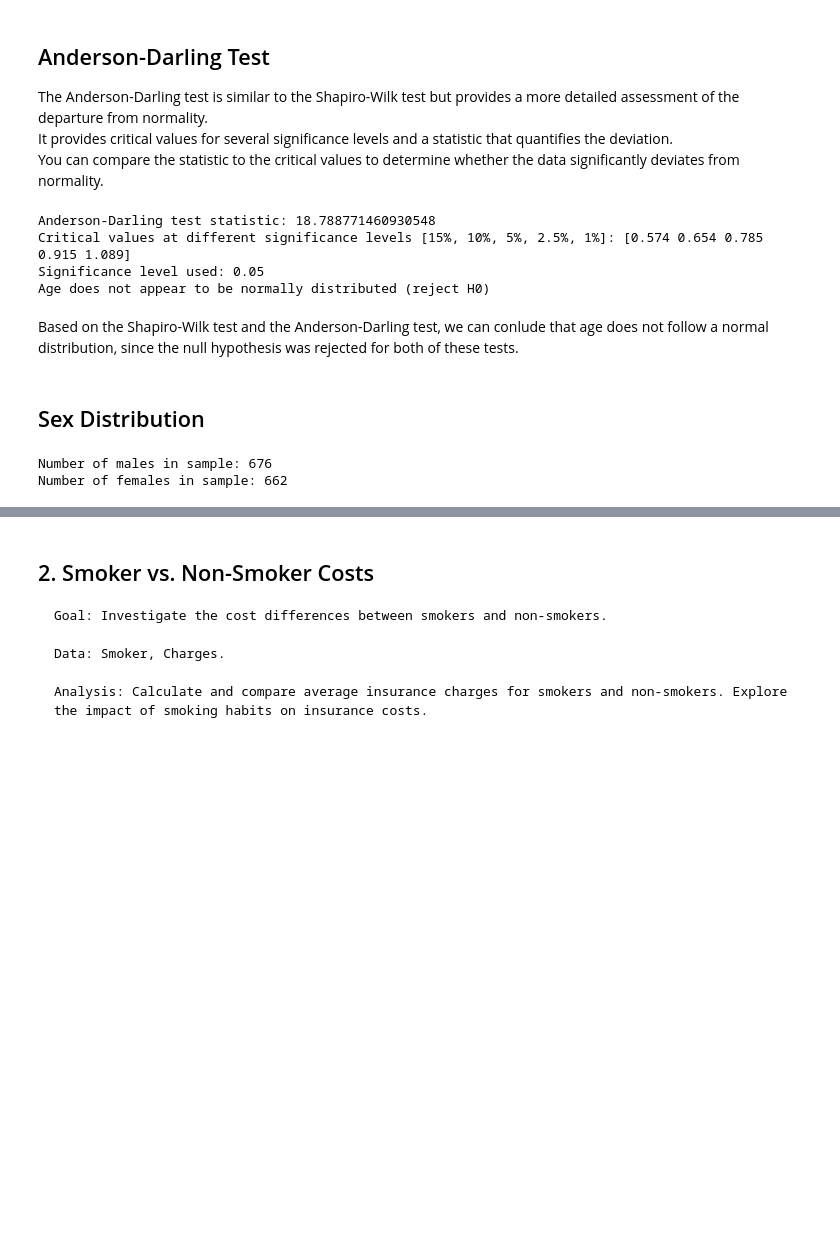
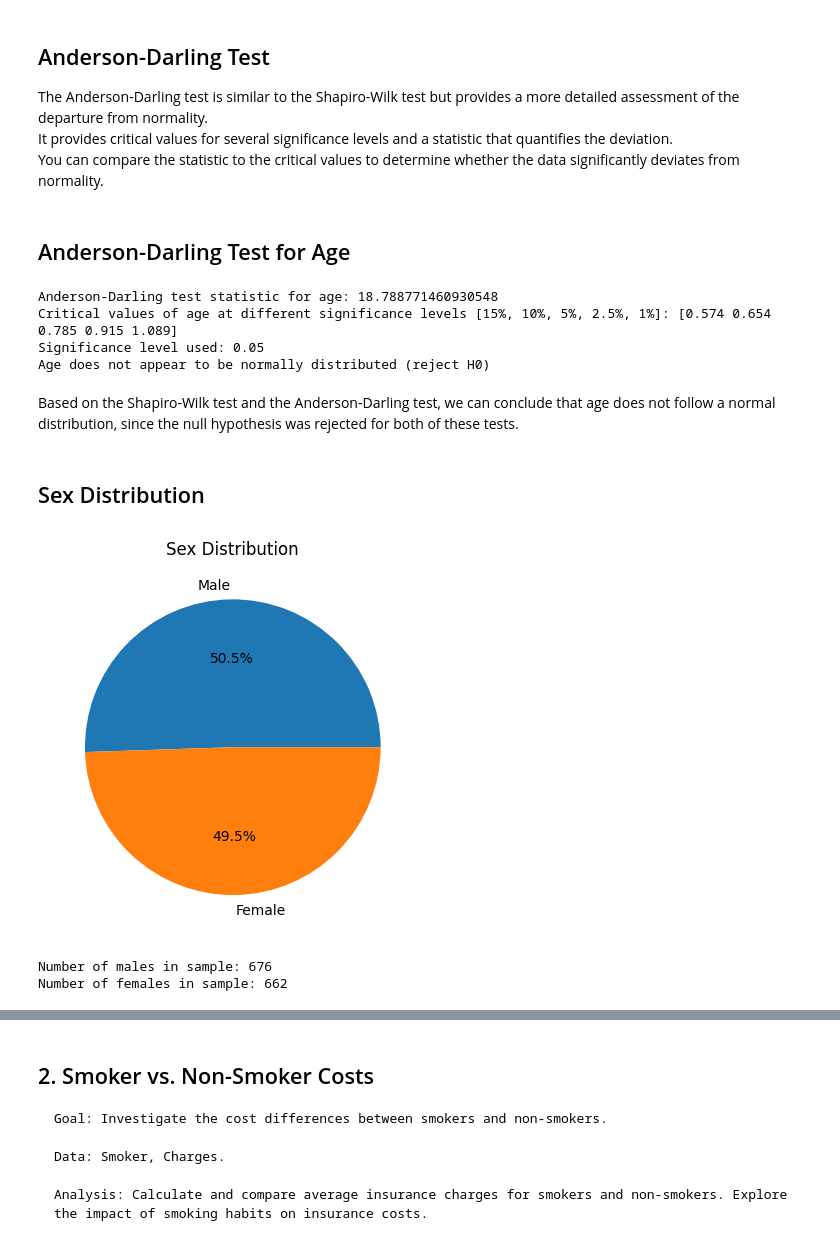
Before and after one commit to pavloskhetab/Codecademy-Data-Scientist-Analytics, a Jupyter notebook: us-medical-insurance-costs.ipynb, the cells around one changed output, grey strips where cells are left out. Drawn from its saved outputs; the diff is of its cells as text; code cells hidden in the pictures; blank space fills up the shorter version.

Commit message:
Update age, did analysis for sex and bmi
Updated labels for age, created pie chart for sex, did analysis for bmi

```diff
--- a/us-medical-insurance-costs.ipynb
+++ b/us-medical-insurance-costs.ipynb
@@ -306,39 +313,50 @@ Age does not appear to be normally distributed (reject H0)
 The Anderson-Darling test is similar to the Shapiro-Wilk test but provides a more detailed assessment of the departure from normality.
 It provides critical values for several significance levels and a statistic that quantifies the deviation.
 You can compare the statistic to the critical values to determine whether the data significantly deviates from normality.
+# %% [markdown]
+## Anderson-Darling Test for Age
 # %%
 # Perform the Anderson-Darling test with a specified alpha of 0.05
-statistic, critical_values, significance_level = stats.anderson(age, dist='norm')
-print(f"Anderson-Darling test statistic: {statistic}")
-print(f"Critical values at different significance levels [15%, 10%, 5%, 2.5%, 1%]: {critical_values}")
+anderson_statistic_age, anderson_critical_values_age, anderson_significance_level_age = stats.anderson(age, dist='norm')
+print(f"Anderson-Darling test statistic for age: {anderson_statistic_age}")
+print(f"Critical values of age at different significance levels [15%, 10%, 5%, 2.5%, 1%]: {anderson_critical_values_age}")
 print(f"Significance level used: {alpha}")
 
 # Check if the data is normally distributed based on the specified alpha
-if statistic < critical_values[2]:  # Using the 95% significance level
+if anderson_statistic_age < anderson_critical_values_age[2]:  # Using the 95% significance level
     print("Age appears to be normally distributed (fail to reject H0)")
 else:
     print("Age does not appear to be normally distributed (reject H0)")
 # %% [output]
-Anderson-Darling test statistic: 18.788771460930548
-Critical values at different significance levels [15%, 10%, 5%, 2.5%, 1%]: [0.574 0.654 0.785 0.915 1.089]
+Anderson-Darling test statistic for age: 18.788771460930548
+Critical values of age at different significance levels [15%, 10%, 5%, 2.5%, 1%]: [0.574 0.654 0.785 0.915 1.089]
 Significance level used: 0.05
 Age does not appear to be normally distributed (reject H0)
 # %% [markdown]
-Based on the Shapiro-Wilk test and the Anderson-Darling test, we can conlude that age does not follow a normal distribution, since the null hypothesis was rejected for both of these tests.
+Based on the Shapiro-Wilk test and the Anderson-Darling test, we can conclude that age does not follow a normal distribution, since the null hypothesis was rejected for both of these tests.
 # %% [markdown]
 ## Sex Distribution
 # %%
 male_count = 0
 female_count = 0
 
 for person in sex:
     if person == 'male':
         male_count += 1
     else:
         female_count +=1
 
+# Create data for the pie chart
+gender_counts = [male_count, female_count]
+gender_labels = ['Male', 'Female']
+
+plt.pie(gender_counts, labels=gender_labels, autopct='%1.1f%%')
+plt.title('Sex Distribution')
+plt.show()
+
 print(f'Number of males in sample: {male_count}')
 print(f'Number of females in sample: {female_count}')
 # %% [output]
+[figure, added]
 Number of males in sample: 676
 Number of females in sample: 662
```
Also changed, not shown: parts of 14 cells of this notebook.
